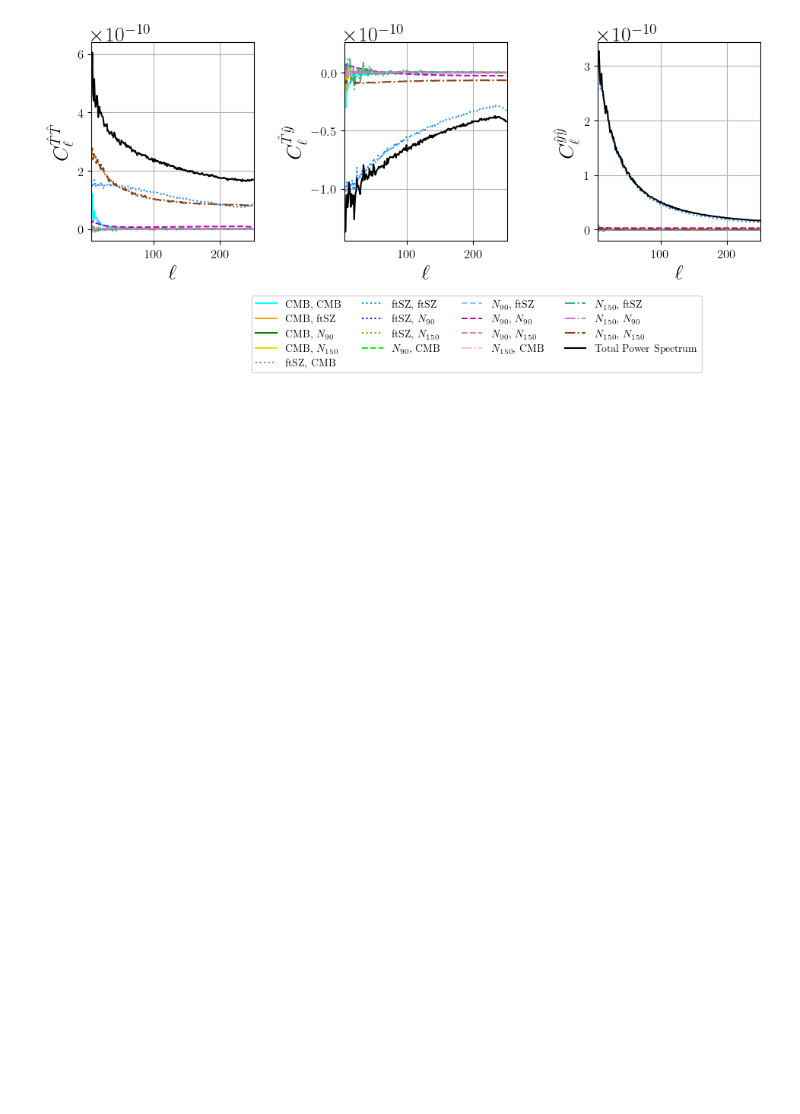
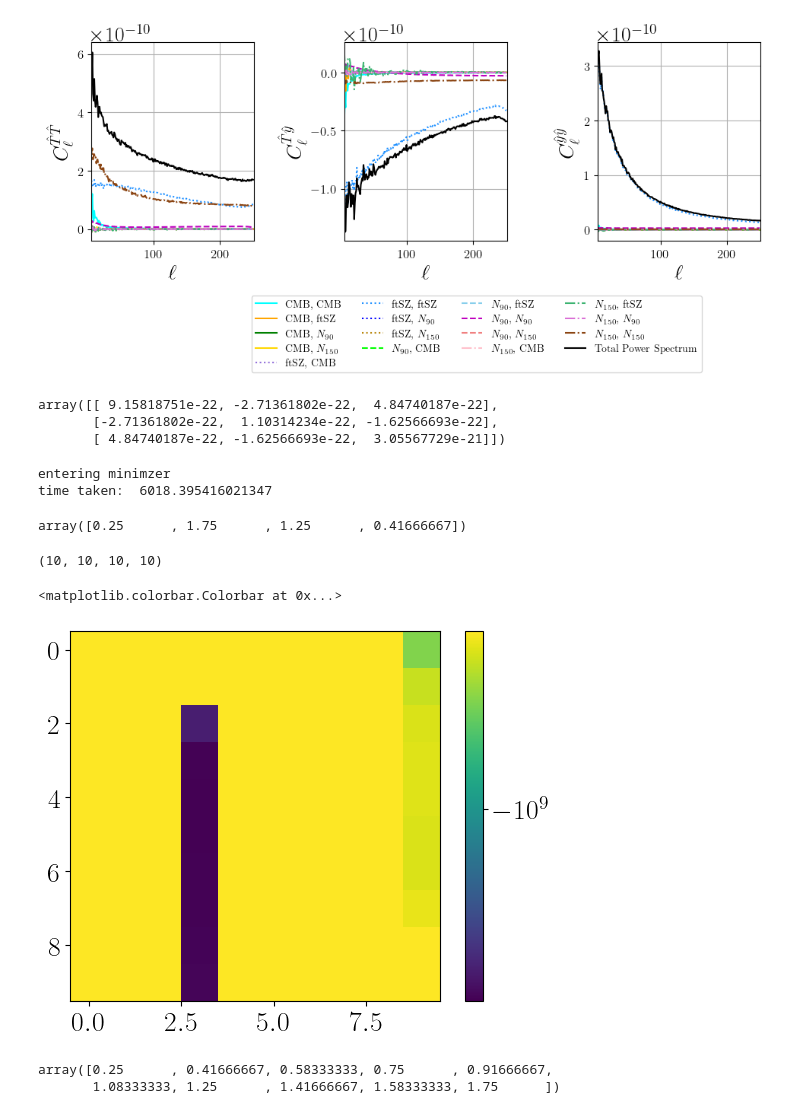
Before and after one commit to kmsurrao/NILC-Inference-Pipeline, a Jupyter notebook: notebooks/pipeline_plotting_examples.ipynb, the cells around one changed output. Cells and saved outputs as stored; diff of their text form; code cells hidden in the pictures; blank space fills up the shorter version.

```diff
--- a/notebooks/pipeline_plotting_examples.ipynb
+++ b/notebooks/pipeline_plotting_examples.ipynb
@@ -519,0 +715,49 @@ plt.tight_layout()
+# %%
+Clpq = pickle.load(open(f'{inp.output_dir}/data_vecs/Clpq.p', 'rb'))
+best_fits = pickle.load(open(f'{inp.output_dir}/data_vecs/best_fits.p', 'rb'))
+N_comps = 4
+Clpq_unscaled = Clpq[:,2*N_comps]
+ClTT_all_sims, ClTy_all_sims, ClyT_all_sims, Clyy_all_sims = Clpq_unscaled[:,0,0], Clpq_unscaled[:,0,1], Clpq_unscaled[:,1,0], Clpq_unscaled[:,1,1]
+# %%
+PScov_sim = get_PScov_sim(inp, Clpq_unscaled)
+# %%
+PScov_sim[100,100]
+# %% [output]
+array([[ 9.15818751e-22, -2.71361802e-22,  4.84740187e-22],
+       [-2.71361802e-22,  1.10314234e-22, -1.62566693e-22],
+       [ 4.84740187e-22, -1.62566693e-22,  3.05567729e-21]])
+# %%
+PScov_sim_Inv = np.zeros_like(PScov_sim)
+for l1 in range(inp.ellmax+1):
+    for l2 in range(inp.ellmax+1):
+        PScov_sim_Inv[l1,l2] = scipy.linalg.inv(PScov_sim[l1,l2])
+# %%
+import time
+t1 = time.time()
+res = acmb_atsz(inp, 1, ClTT_all_sims, ClTy_all_sims, ClyT_all_sims, Clyy_all_sims, PScov_sim_Inv, best_fits)
+print('time taken: ', time.time()-t1)
+# %% [output]
+entering minimzer
+time taken:  6018.395416021347
+# %%
+res[0]
+# %% [output]
+array([0.25      , 1.75      , 1.25      , 0.41666667])
+# %%
+res[3].shape
+# %% [output]
+(10, 10, 10, 10)
+# %%
+fiducial_idx = 6
+min_val = np.amin(res[3][:,:,fiducial_idx, fiducial_idx])
+max_val = np.mean(res[3][1:,-1:,fiducial_idx, fiducial_idx])#+.1*np.std(res[3][:,:,fiducial_idx, fiducial_idx])
+plt.imshow(res[3][:,:,fiducial_idx, fiducial_idx], norm=SymLogNorm(linthresh=1.e-2, vmin=min_val, vmax=max_val))
+plt.colorbar()
+# %% [output]
+<matplotlib.colorbar.Colorbar at 0x...>
+[figure, added]
+# %%
+np.linspace(0.25, 1.75, num=10)
+# %% [output]
+array([0.25      , 0.41666667, 0.58333333, 0.75      , 0.91666667,
+       1.08333333, 1.25      , 1.41666667, 1.58333333, 1.75      ])
```
Also changed, not shown: parts of 12 cells of this notebook, 5 other files.
